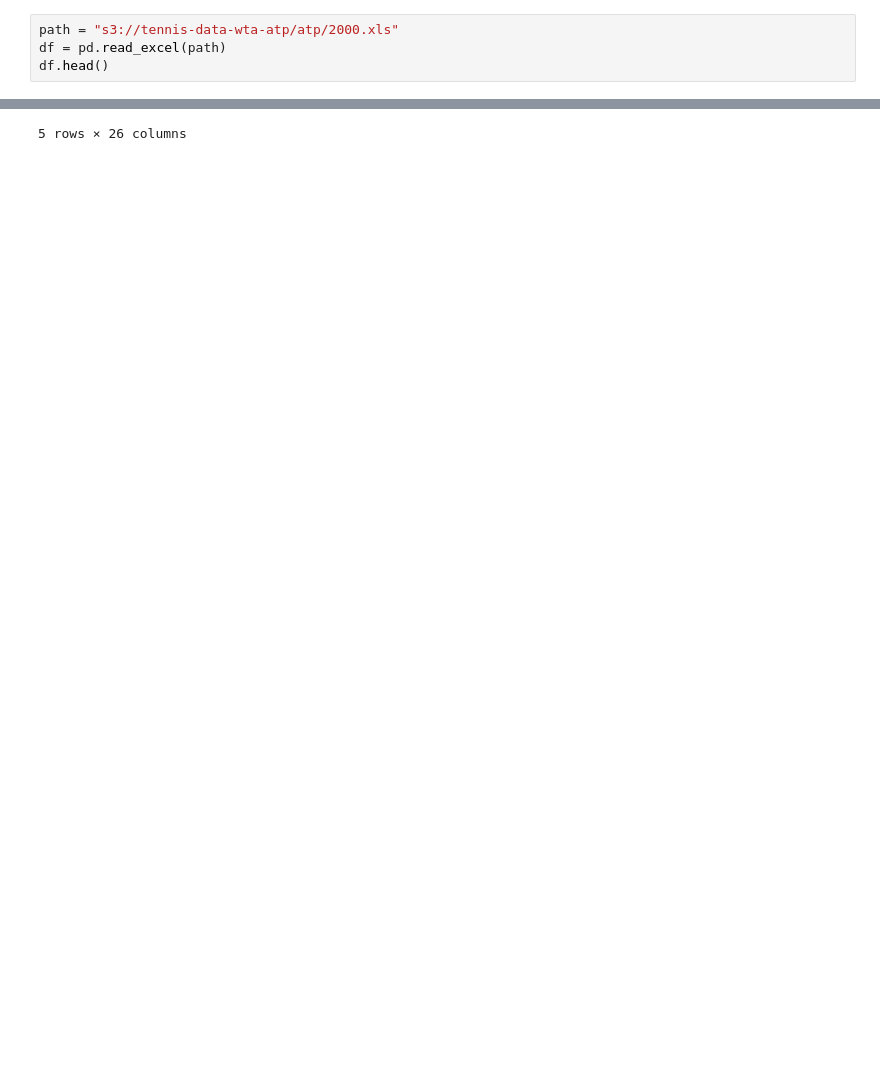
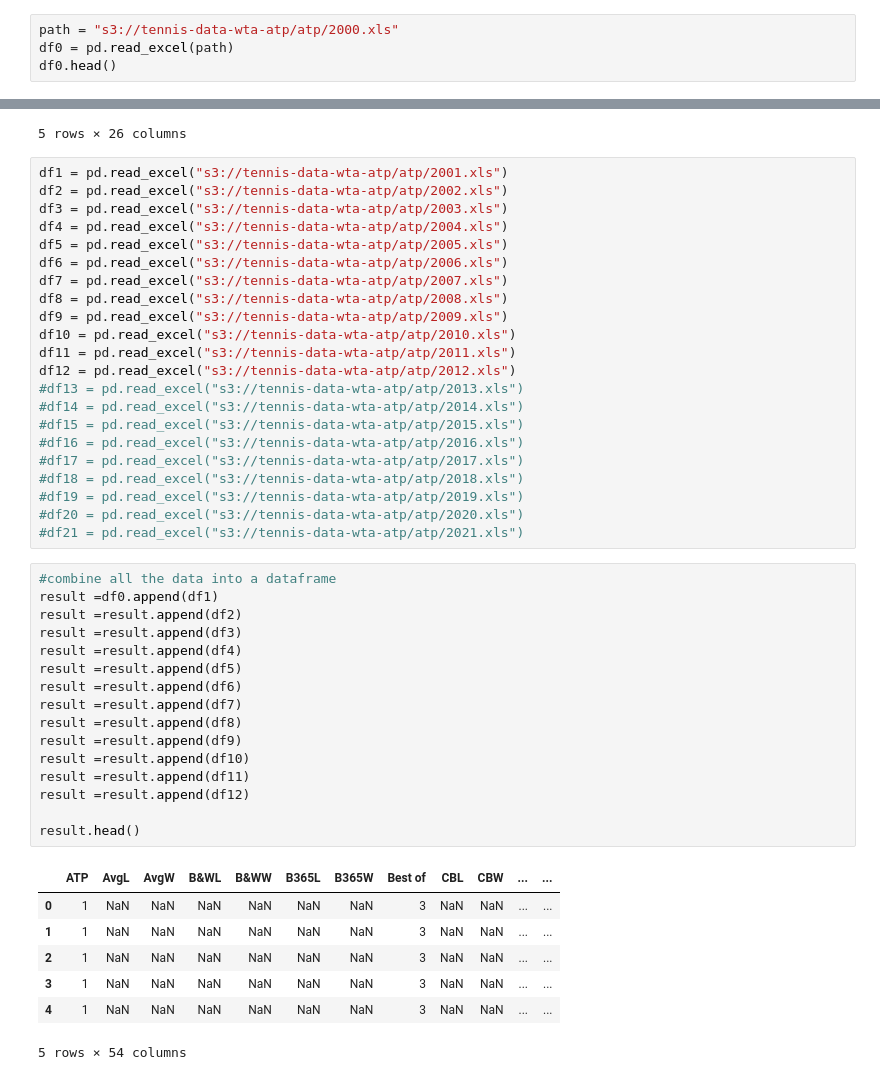
Before and after one commit to DSEI21000-S21/project-tennis-ml, a Jupyter notebook: predicting_tennis_results.ipynb, the cells around one changed output, grey strips where cells are left out. Saved outputs shown, nothing was run; the diff lists cells and outputs as text; blank space fills up the shorter version.

```diff
--- a/predicting_tennis_results.ipynb
+++ b/predicting_tennis_results.ipynb
@@ -182,8 +152,8 @@ pd.read_excel(path3)
 HTTPError: HTTP Error 403: Forbidden
 # %%
 path = "s3://tennis-data-wta-atp/atp/2000.xls"
-df = pd.read_excel(path)
-df.head()
+df0 = pd.read_excel(path)
+df0.head()
 # %% [output]
 |  | ATP | Location | Tournament | Date | Series | Court | Surface | Round | Best of | Winner | ... | ... |
 | 0 | 1 | Adelaide | Australian Hardcourt Championships | 2000-01-03 | International | Outdoor | Hard | 1st Round | 3 | Dosedel S. | ... | ... |
@@ -192,3 +162,49 @@ df.head()
 | 3 | 1 | Adelaide | Australian Hardcourt Championships | 2000-01-03 | International | Outdoor | Hard | 1st Round | 3 | Federer R. | ... | ... |
 | 4 | 1 | Adelaide | Australian Hardcourt Championships | 2000-01-03 | International | Outdoor | Hard | 1st Round | 3 | Fromberg R. | ... | ... |
 5 rows × 26 columns
+# %%
+df1 = pd.read_excel("s3://tennis-data-wta-atp/atp/2001.xls")
+df2 = pd.read_excel("s3://tennis-data-wta-atp/atp/2002.xls")
+df3 = pd.read_excel("s3://tennis-data-wta-atp/atp/2003.xls")
+df4 = pd.read_excel("s3://tennis-data-wta-atp/atp/2004.xls")
+df5 = pd.read_excel("s3://tennis-data-wta-atp/atp/2005.xls")
+df6 = pd.read_excel("s3://tennis-data-wta-atp/atp/2006.xls")
+df7 = pd.read_excel("s3://tennis-data-wta-atp/atp/2007.xls")
+df8 = pd.read_excel("s3://tennis-data-wta-atp/atp/2008.xls")
+df9 = pd.read_excel("s3://tennis-data-wta-atp/atp/2009.xls")
+df10 = pd.read_excel("s3://tennis-data-wta-atp/atp/2010.xls")
+df11 = pd.read_excel("s3://tennis-data-wta-atp/atp/2011.xls")
+df12 = pd.read_excel("s3://tennis-data-wta-atp/atp/2012.xls")
+#df13 = pd.read_excel("s3://tennis-data-wta-atp/atp/2013.xls")
+#df14 = pd.read_excel("s3://tennis-data-wta-atp/atp/2014.xls")
+#df15 = pd.read_excel("s3://tennis-data-wta-atp/atp/2015.xls")
+#df16 = pd.read_excel("s3://tennis-data-wta-atp/atp/2016.xls")
+#df17 = pd.read_excel("s3://tennis-data-wta-atp/atp/2017.xls")
+#df18 = pd.read_excel("s3://tennis-data-wta-atp/atp/2018.xls")
+#df19 = pd.read_excel("s3://tennis-data-wta-atp/atp/2019.xls")
+#df20 = pd.read_excel("s3://tennis-data-wta-atp/atp/2020.xls")
+#df21 = pd.read_excel("s3://tennis-data-wta-atp/atp/2021.xls")
+# %%
+#combine all the data into a dataframe
+result =df0.append(df1)
+result =result.append(df2)
+result =result.append(df3)
+result =result.append(df4)
+result =result.append(df5)
+result =result.append(df6)
+result =result.append(df7)
+result =result.append(df8)
+result =result.append(df9)
+result =result.append(df10)
+result =result.append(df11)
+result =result.append(df12)
+
+result.head()
+# %% [output]
+|  | ATP | AvgL | AvgW | B&WL | B&WW | B365L | B365W | Best of | CBL | CBW | ... | ... |
+| 0 | 1 | NaN | NaN | NaN | NaN | NaN | NaN | 3 | NaN | NaN | ... | ... |
+| 1 | 1 | NaN | NaN | NaN | NaN | NaN | NaN | 3 | NaN | NaN | ... | ... |
+| 2 | 1 | NaN | NaN | NaN | NaN | NaN | NaN | 3 | NaN | NaN | ... | ... |
+| 3 | 1 | NaN | NaN | NaN | NaN | NaN | NaN | 3 | NaN | NaN | ... | ... |
+| 4 | 1 | NaN | NaN | NaN | NaN | NaN | NaN | 3 | NaN | NaN | ... | ... |
+5 rows × 54 columns
```
Also changed, not shown: parts of 7 cells of this notebook.
